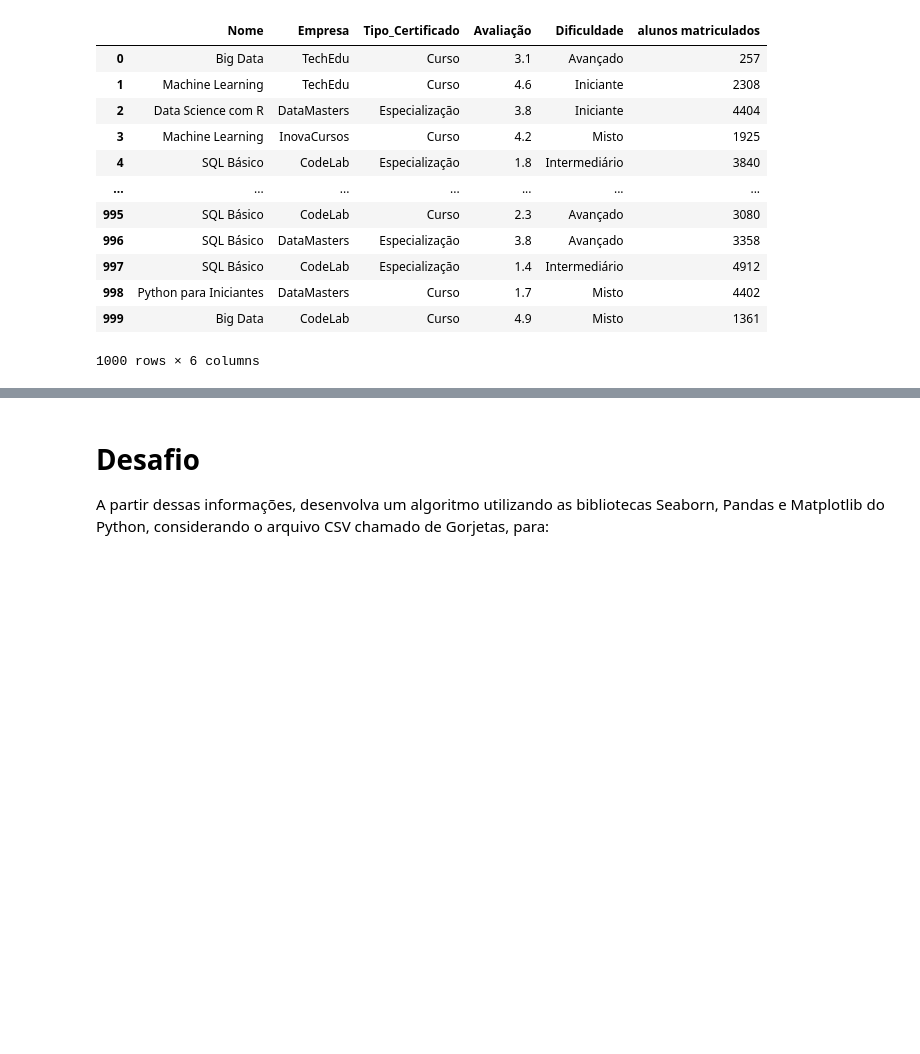
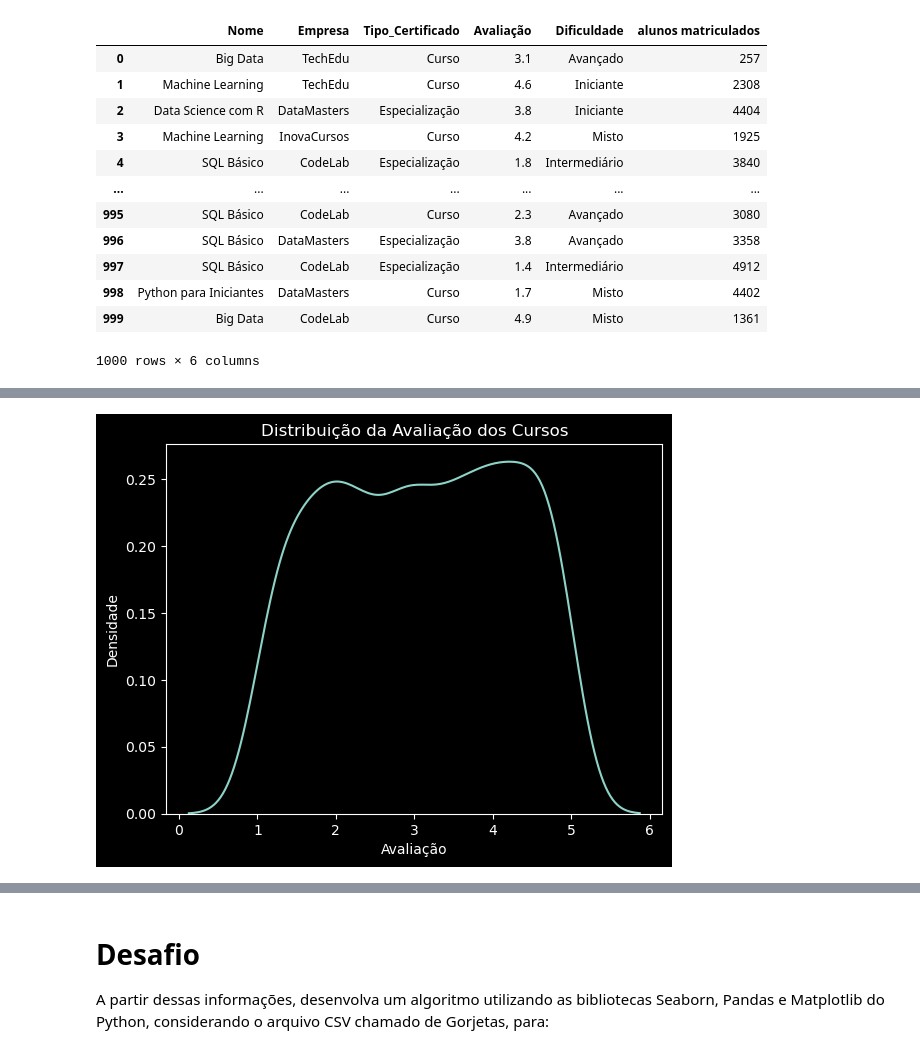
Before and after one commit to GhortheBrute/Preparacao-e-Analise-Exploratoria-de-Dados, a Jupyter notebook: Aula 10.ipynb, the cells around one changed output, grey strips where cells are left out. Saved outputs shown, nothing was run; the diff lists cells and outputs as text; code cells hidden in the pictures; blank space fills up the shorter version.

```diff
--- a/Aula 10.ipynb
+++ b/Aula 10.ipynb
@@ -26,0 +39,8 @@ df_cursos
+# %%
+sns.kdeplot(df_cursos['Avaliação'].dropna())
+plt.title('Distribuição da Avaliação dos Cursos')
+plt.xlabel('Avaliação')
+plt.ylabel('Densidade')
+plt.show()
+# %% [output]
+[figure, added]
```
Also changed, not shown: parts of 21 cells of this notebook.
